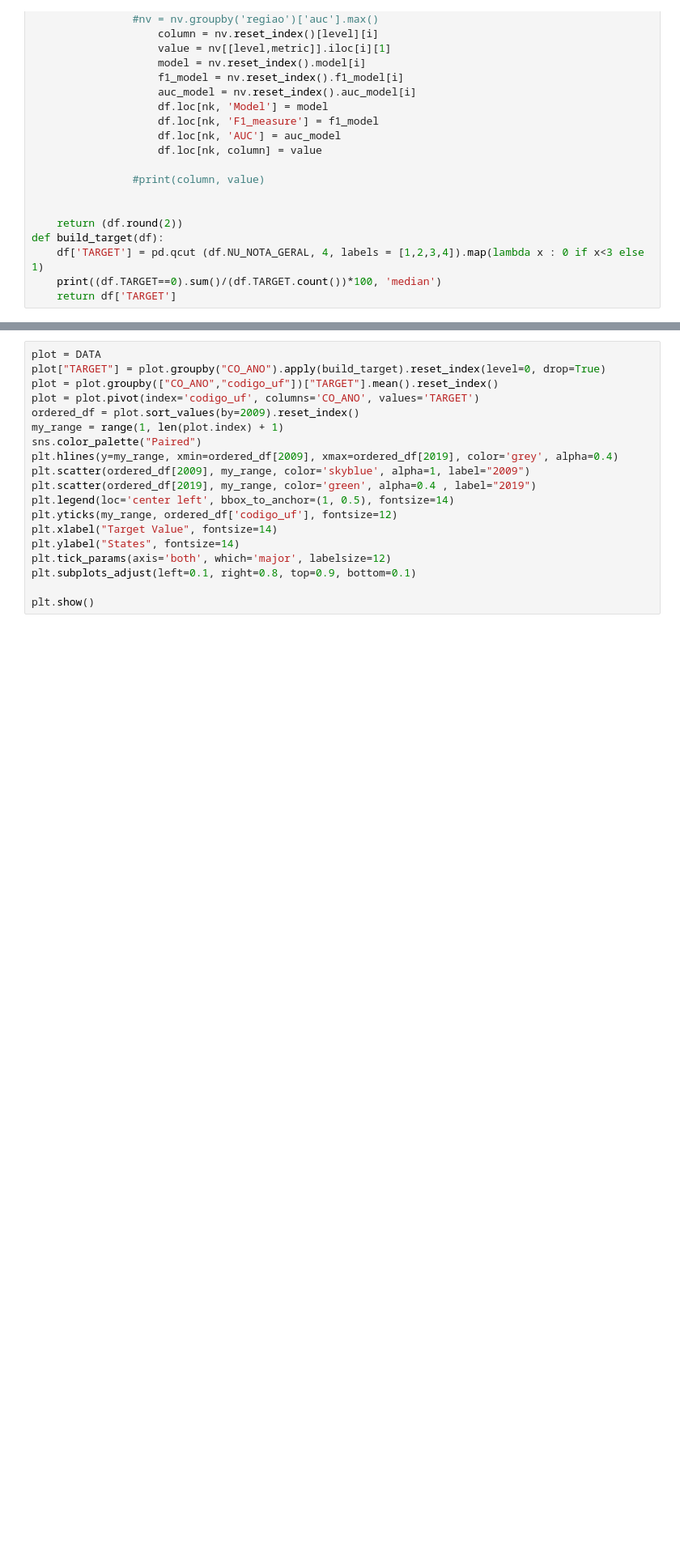
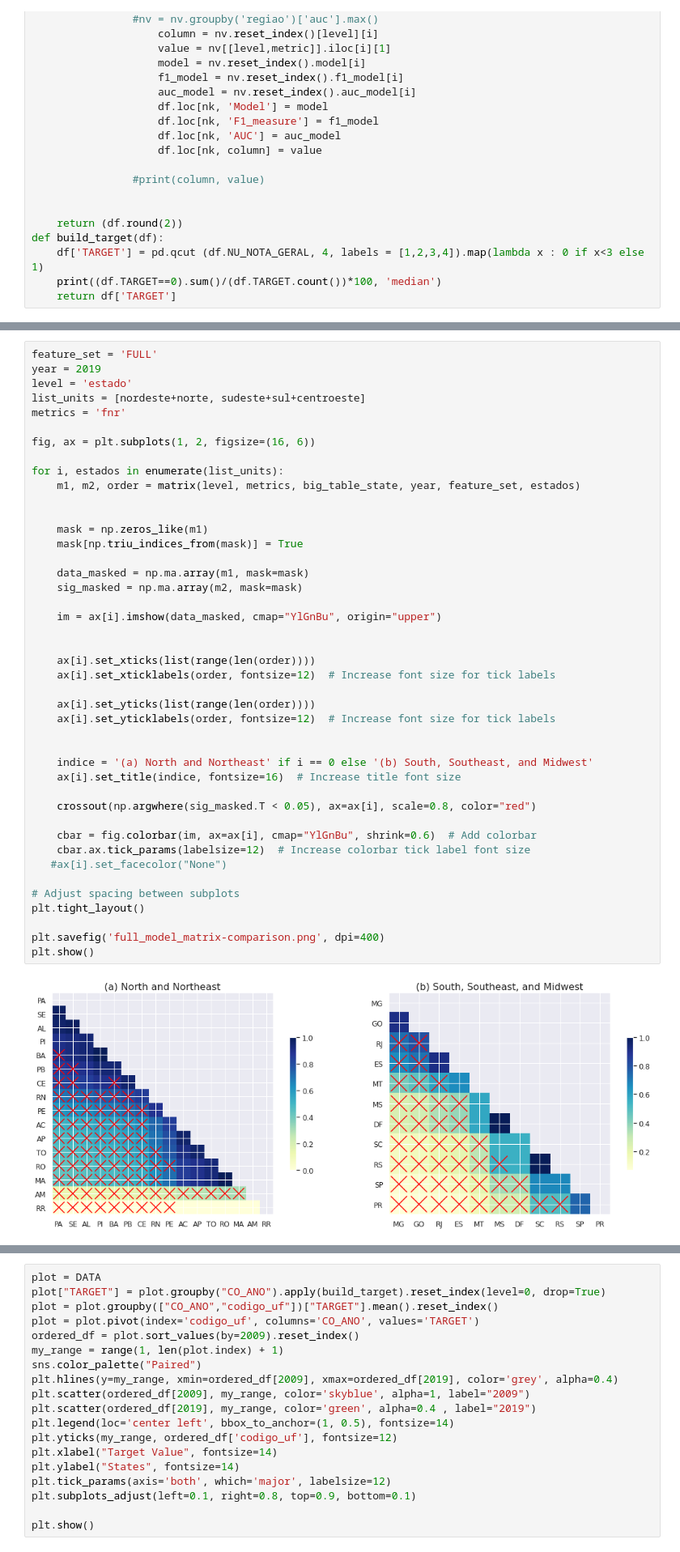
Before and after one commit to rogerioluizsi/EduEffectiveness, a Jupyter notebook: graphs.ipynb, the cells around one changed output, grey strips where cells are left out. Shown at 81% size. Cells and saved outputs as stored; diff of their text form; blank space fills up the shorter version.

```diff
--- a/graphs.ipynb
+++ b/graphs.ipynb
@@ -275,3 +282,48 @@ plt.show()
+# %%
+feature_set = 'FULL'
+year = 2019
+level = 'estado'
+list_units = [nordeste+norte, sudeste+sul+centroeste]
+metrics = 'fnr'
+
+fig, ax = plt.subplots(1, 2, figsize=(16, 6))
+
+for i, estados in enumerate(list_units):
+    m1, m2, order = matrix(level, metrics, big_table_state, year, feature_set, estados)
+
+
+    mask = np.zeros_like(m1)
+    mask[np.triu_indices_from(mask)] = True
+
+    data_masked = np.ma.array(m1, mask=mask)
+    sig_masked = np.ma.array(m2, mask=mask)
+
+    im = ax[i].imshow(data_masked, cmap="YlGnBu", origin="upper")
+
+
+    ax[i].set_xticks(list(range(len(order))))
+    ax[i].set_xticklabels(order, fontsize=12)  # Increase font size for tick labels
+
+    ax[i].set_yticks(list(range(len(order))))
+    ax[i].set_yticklabels(order, fontsize=12)  # Increase font size for tick labels
+
+
+    indice = '(a) North and Northeast' if i == 0 else '(b) South, Southeast, and Midwest'
+    ax[i].set_title(indice, fontsize=16)  # Increase title font size
+
+    crossout(np.argwhere(sig_masked.T < 0.05), ax=ax[i], scale=0.8, color="red")
+
+    cbar = fig.colorbar(im, ax=ax[i], cmap="YlGnBu", shrink=0.6)  # Add colorbar
+    cbar.ax.tick_params(labelsize=12)  # Increase colorbar tick label font size
+   #ax[i].set_facecolor("None")
+
+# Adjust spacing between subplots
+plt.tight_layout()
+
+plt.savefig('full_model_matrix-comparison.png', dpi=400)
+plt.show()
+# %% [output]
+[figure, added]
 # %%
 plot = DATA
 plot["TARGET"] = plot.groupby("CO_ANO").apply(build_target).reset_index(level=0, drop=True)
```
Also changed, not shown: parts of 3 cells of this notebook.
